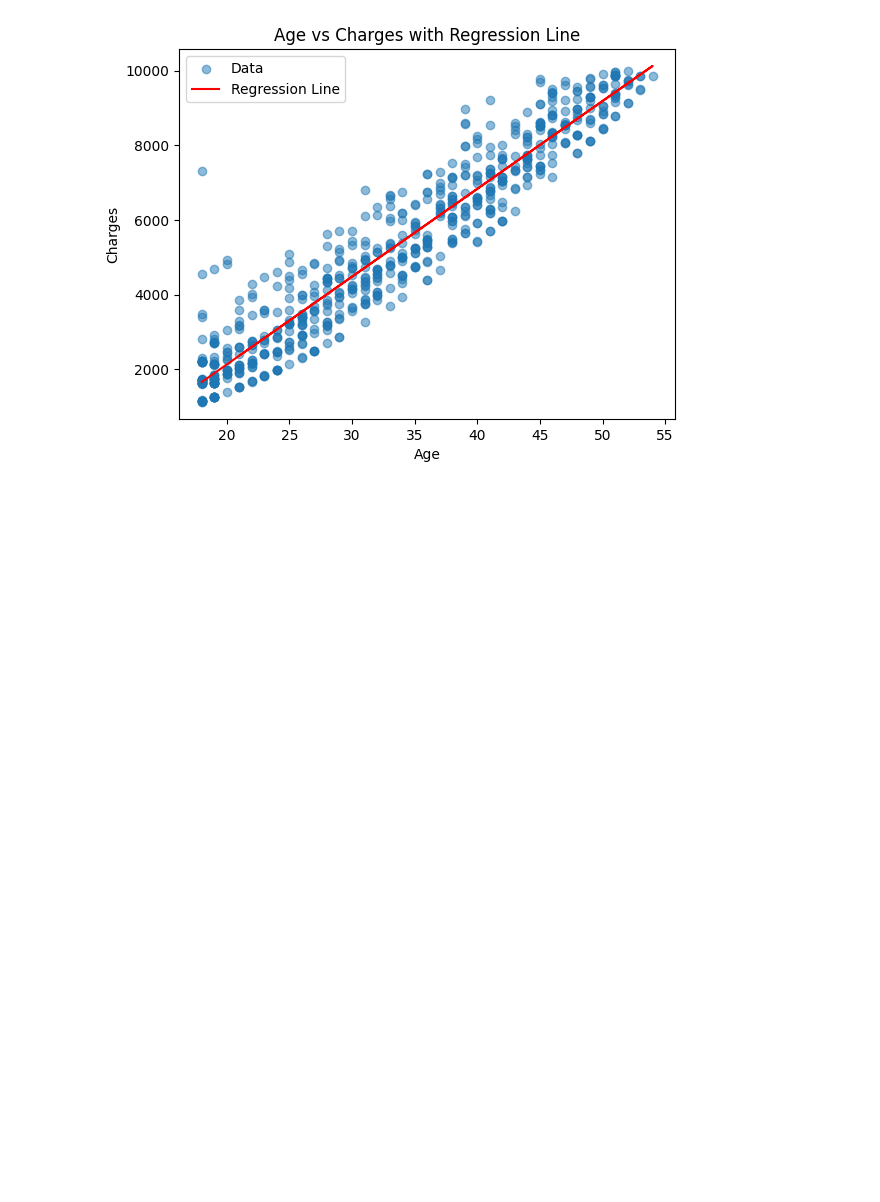
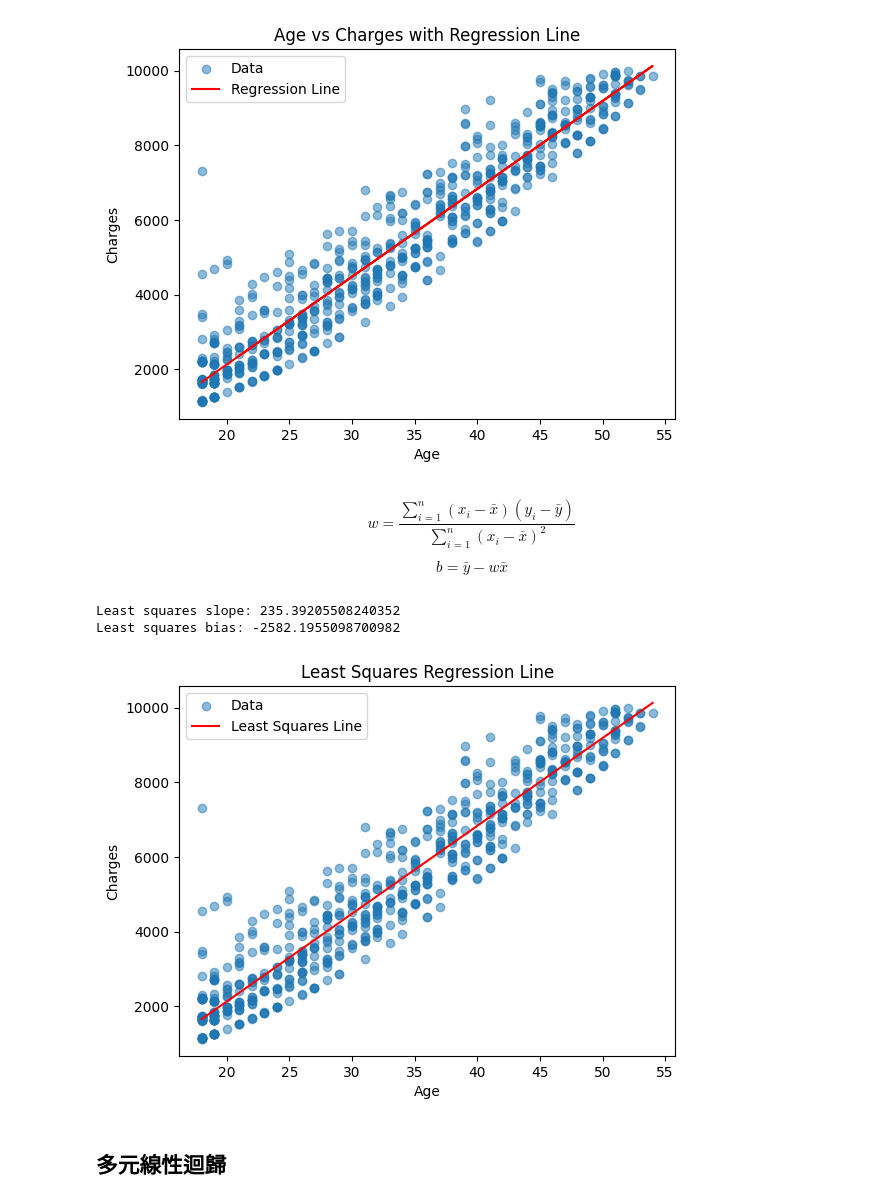
Before and after one commit to leonjyentub/MachineLearning2025, a Jupyter notebook: 01_regression.ipynb, the cells around one changed output. Cells and saved outputs as stored; diff of their text form; code cells hidden in the pictures; blank space fills up the shorter version.

```diff
--- a/01_regression.ipynb
+++ b/01_regression.ipynb
@@ -43,3 +43,39 @@ plt.show()
 迴歸係數 (slope): 235.39205508240352
 截距 (intercept): -2582.1955098700982
 [figure]
+# %% [markdown]
+$$
+w = \frac{\sum_{i=1}^n (x_i - \bar{x})(y_i - \bar{y})}{\sum_{i=1}^n (x_i - \bar{x})^2}
+$$
+
+$$
+b = \bar{y} - w\bar{x}
+$$
+# %%
+# Least squares solution for slope and bias
+X_flat = X.flatten()
+x_mean = np.mean(X_flat)
+y_mean = np.mean(y)
+cov_xy = np.sum((X_flat - x_mean) * (y - y_mean))
+var_x = np.sum((X_flat - x_mean) ** 2)
+slope_ls = cov_xy / var_x # weights
+bias_ls = y_mean - slope_ls * x_mean # bias
+print(f'Least squares slope: {slope_ls}')
+print(f'Least squares bias: {bias_ls}')
+
+# Predictions using least squares parameters
+y_pred_ls = slope_ls * X_flat + bias_ls
+sort_idx = np.argsort(X_flat)
+plt.scatter(X_flat, y, alpha=0.5, label='Data')
+plt.plot(X_flat[sort_idx], y_pred_ls[sort_idx], color='RED', label='Least Squares Line')
+plt.xlabel('Age')
+plt.ylabel('Charges')
+plt.title('Least Squares Regression Line')
+plt.legend()
+plt.show()
+# %% [output]
+Least squares slope: 235.39205508240352
+Least squares bias: -2582.1955098700982
+[figure, added]
+# %% [markdown]
+## 多元線性迴歸
```
Also changed, not shown: parts of 5 cells of this notebook, 2 other files.
